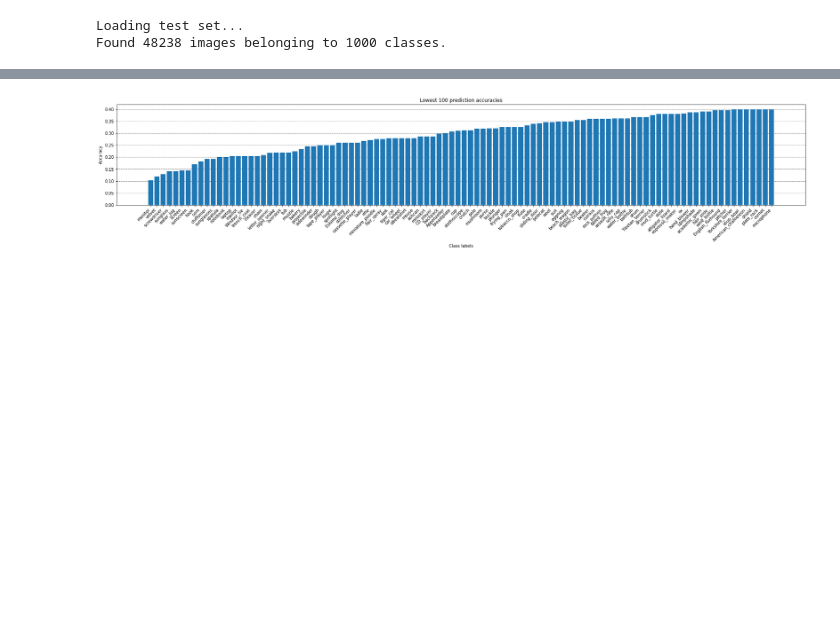
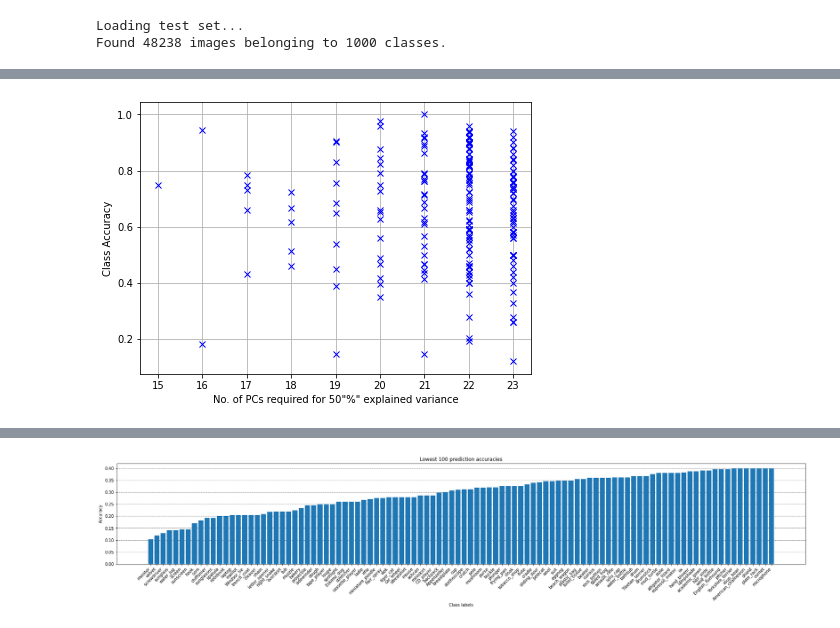
Before and after one commit to mazabdul7/msc_attention_project, a Jupyter notebook: class_var.ipynb, the cells around one changed output, grey strips where cells are left out. Cells and saved outputs as stored; diff of their text form; code cells hidden in the pictures; blank space fills up the shorter version.

```diff
--- a/class_var.ipynb
+++ b/class_var.ipynb
@@ -105,3 +198,12 @@ class_var = dict(sorted(class_var.items(), key=lambda item: item[1], reverse=Tru
+# %%
+fig, ax = plt.subplots(figsize=(7,5))
+ax.plot(x_pca_comp, y, 'bx')
+ax.grid()
+ax.set_xlabel('No. of PCs required for 50"%" explained variance')
+ax.set_ylabel('Class Accuracy')
+fig.savefig('pca_comp_var_plot.png')
+# %% [output]
+[figure, added]
 # %%
 fig, ax = plt.subplots(figsize=(30, 5))
 ax.set_axisbelow(True)
```
Also changed, not shown: parts of 28 cells of this notebook, 11 other files.
